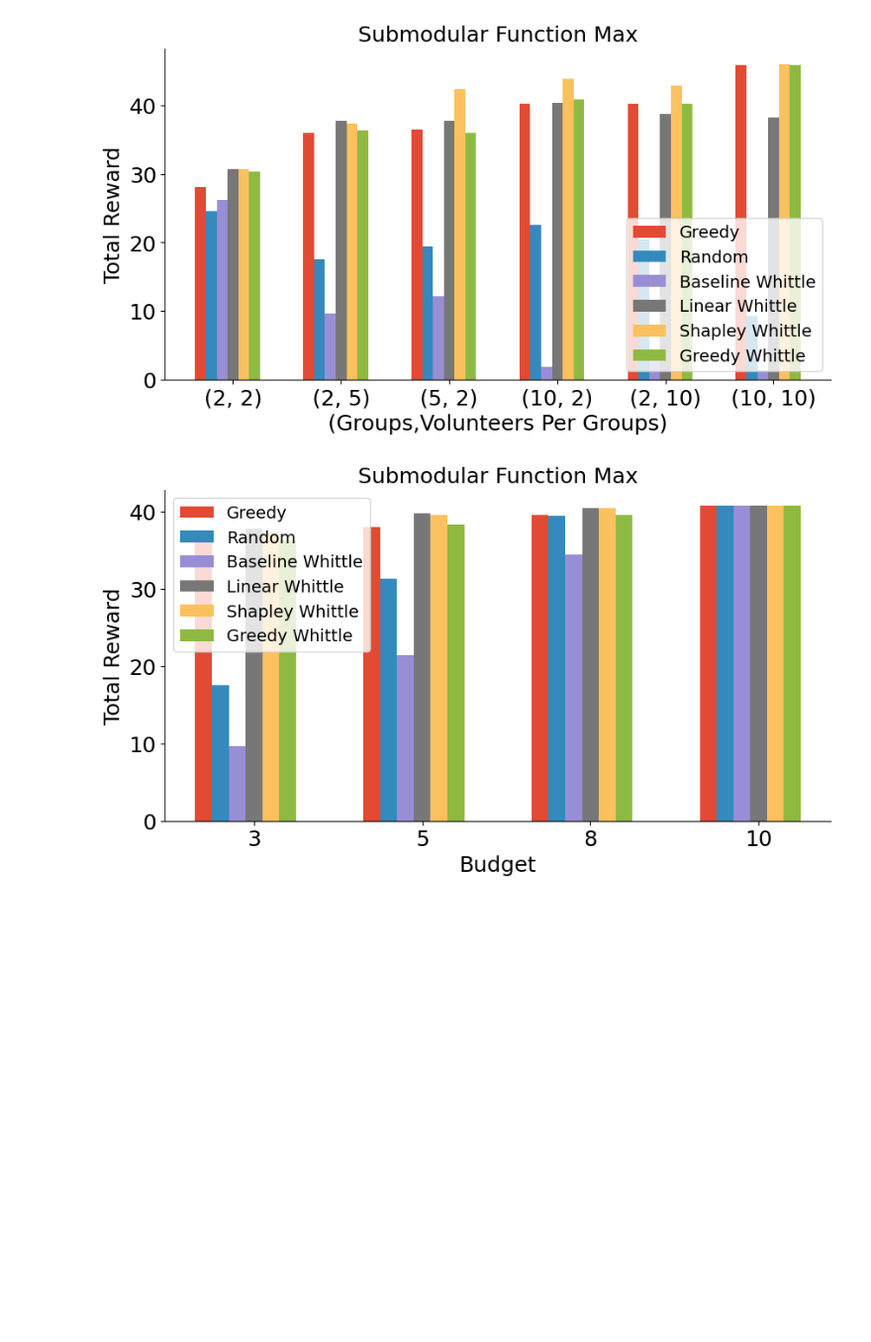
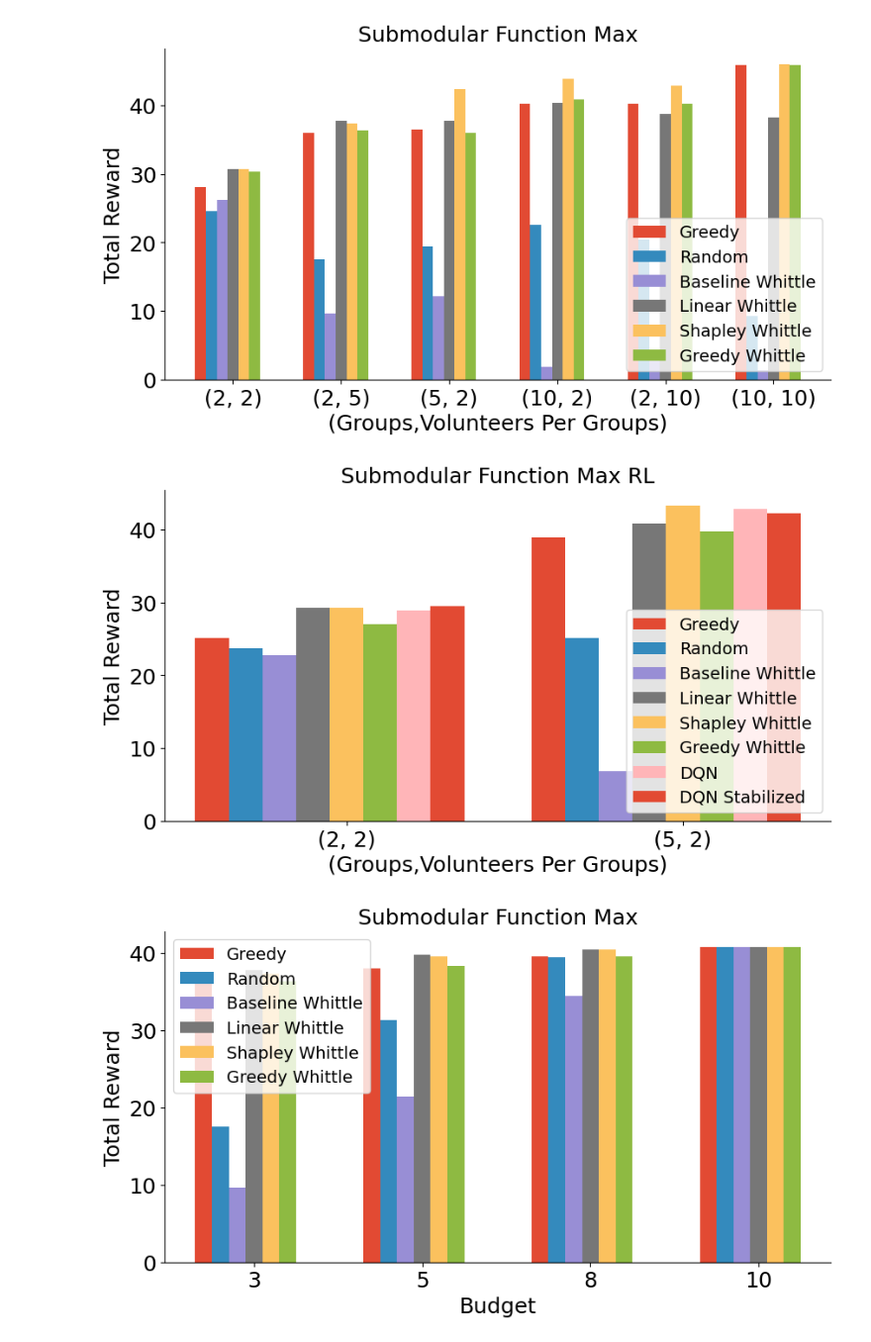
Before and after one commit to naveenr414/food-rescue-rmab, a Jupyter notebook: scripts/notebooks/Plotting.ipynb, the cells around one changed output. Shown at 99% size. Cells and saved outputs as stored; diff of their text form; code cells hidden in the pictures; blank space fills up the shorter version.

```diff
--- a/scripts/notebooks/Plotting.ipynb
+++ b/scripts/notebooks/Plotting.ipynb
@@ -585,6 +585,32 @@ plt.ylabel("Total Reward")
 plt.savefig("../../results/figures/max_function.pdf",dpi=300, bbox_inches='tight')
 # %% [output]
 [figure]
+# %%
+method_names = ['greedy','random','engagement_whittle','linear_whittle','shapley_whittle','greedy_whittle','dqn_step','dqn_stabilized_step']
+nice_names = ["Greedy","Random","Baseline Whittle","Linear Whittle","Shapley Whittle","Greedy Whittle","DQN","DQN Stabilized"]
+arms_volunteers = [(2,2),(5,2)]
+width = 0.1
+
+plt.figure(figsize=(10,5))
+plt.title("Submodular Function Max RL",fontsize=18)
+for i,m in enumerate(method_names):
+    score_by_n = []
+
+    dataset = "reward_variation/max_reward"
+
+    for arms,volunteers in arms_volunteers:
+        results = get_results_matching_parameters(dataset,"",{'volunteers_per_arm': volunteers, 'lamb': 0.5, 'budget': 3, 'n_arms': arms,'n_episodes': 525})
+        results = aggregate_data(results)
+
+        score_by_n.append(results['{}_reward'.format(m)][0])
+    plt.bar(np.array(list(range(len(arms_volunteers))))+i*width,score_by_n,width=width,label=nice_names[i])
+plt.legend(loc="lower right")
+plt.xticks(np.array(list(range(len(arms_volunteers))))+width*len(method_names)/2,arms_volunteers)
+plt.xlabel("(Groups,Volunteers Per Groups)")
+plt.ylabel("Total Reward")
+plt.savefig("../../results/figures/max_function_rl.pdf",dpi=300, bbox_inches='tight')
+# %% [output]
+[figure, added]
 # %%
 method_names = ['greedy','random','engagement_whittle','linear_whittle','shapley_whittle','greedy_whittle']
 nice_names = ["Greedy","Random","Baseline Whittle","Linear Whittle","Shapley Whittle","Greedy Whittle"]
```
Also changed, not shown: parts of 5 cells of this notebook, 6 other files.
